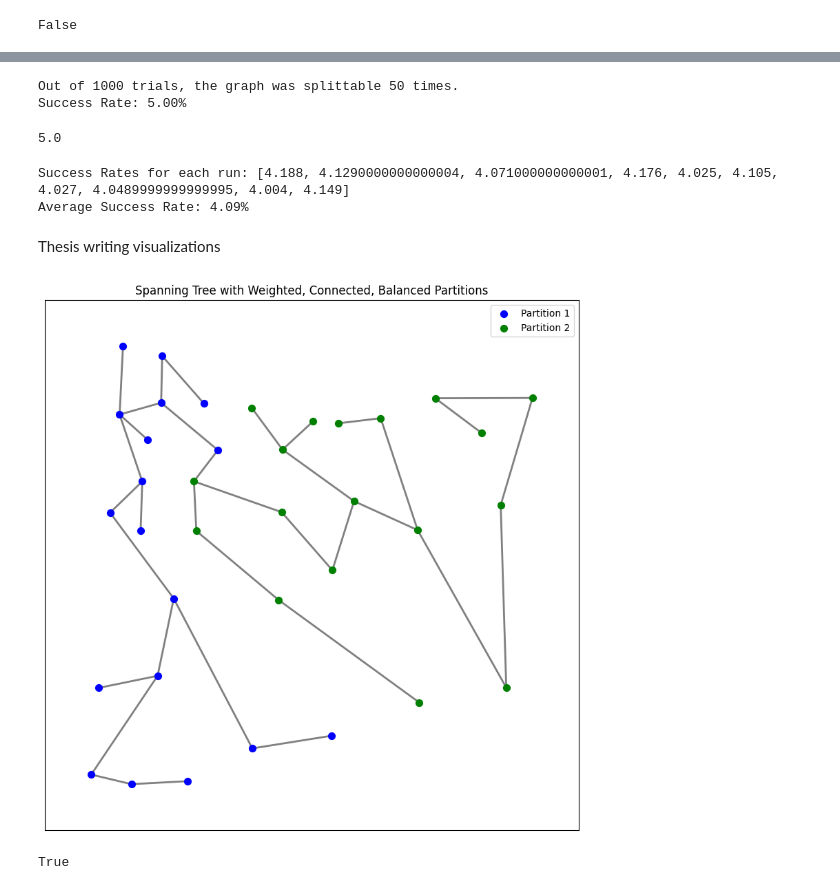
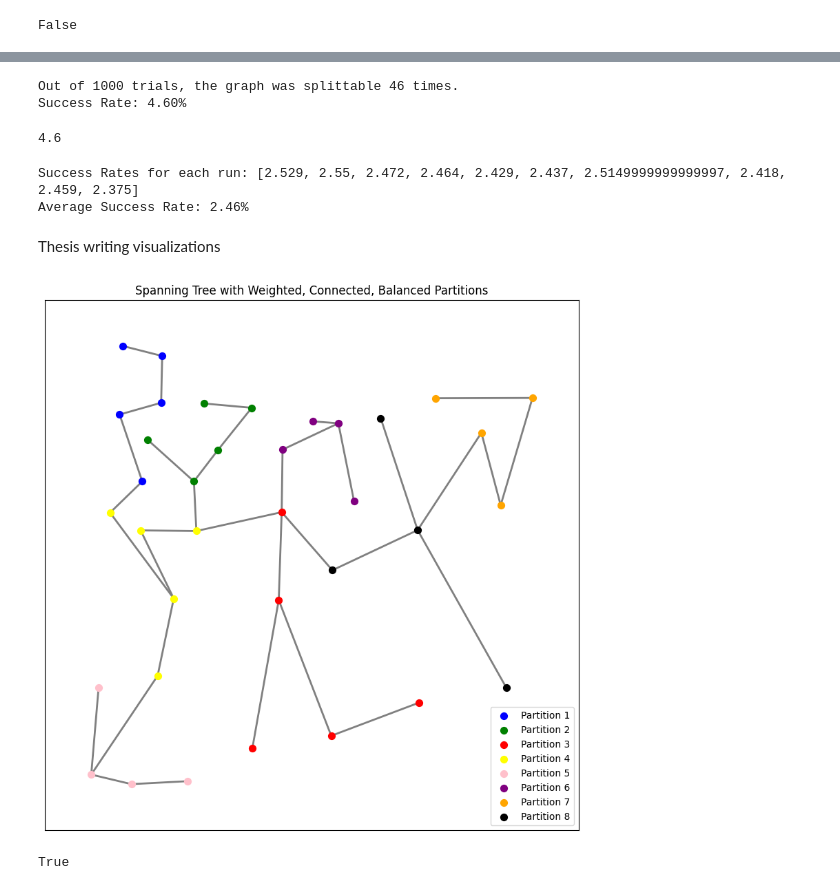
Before and after one commit to brookecarofeinberg/SamplingBalancedForests, a Jupyter notebook: cnty.ipynb, the cells around one changed output, grey strips where cells are left out. Drawn from its saved outputs; the diff is of its cells as text; code cells hidden in the pictures.

```diff
--- a/cnty.ipynb
+++ b/cnty.ipynb
@@ -10,7 +10,7 @@ import networkx as nx
 from collections import deque
 # %%
 #load cnty data
-file_path = '/Users/brookefeinberg/SamplingBalancedForests/cnty_or.json'
+file_path = '/Users/brookefeinberg/SamplingBalancedForests/cnty_al.json'
 with open(file_path, 'r') as file:
     data = json.load(file)
     cnty = json_graph.adjacency_graph(data)
@@ -186,9 +186,9 @@ def run_partition_simulations(graph, k, num_trials=1000):
 
 run_partition_simulations(cnty, 2)
 # %% [output]
-Out of 1000 trials, the graph was splittable 50 times.
-Success Rate: 5.00%
+Out of 1000 trials, the graph was splittable 46 times.
+Success Rate: 4.60%
-5.0
+4.6
 # %%
 def run_partition_simulations(graph, k, num_trials=100000, total_runs=10):
     success_rates = []
@@ -212,8 +212,27 @@ def run_partition_simulations(graph, k, num_trials=100000, total_runs=10):
 
 success_rates, average_success_rate = run_partition_simulations(cnty, 2)
 # %% [output]
-Success Rates for each run: [4.188, 4.1290000000000004, 4.071000000000001, 4.176, 4.025, 4.105, 4.027, 4.0489999999999995, 4.004, 4.149]
-Average Success Rate: 4.09%
+Success Rates for each run: [2.529, 2.55, 2.472, 2.464, 2.429, 2.437, 2.5149999999999997, 2.418, 2.459, 2.375]
+Average Success Rate: 2.46%
+# %%
+def run_partition_simulations(graph, p, k):
+    successful_splits = 0
+    trials = 0
+
+    while successful_splits < k:
+        trials += 1
+        partitioner = GraphPartitioner(graph, p)
+
+        if partitioner.create_weighted_partitions_and_draw_spanning_tree():
+            successful_splits += 1
+
+    success_rate= (k/trials)*100
+
+    print(f"It took {trials} trials to achieve {k} successful splits for {p} partitions.")
+    print(f"average success rate is {success_rate}")
+
+
+run_partition_simulations(cnty, p=2, k=178)
 # %% [markdown]
 Thesis writing visualizations
 # %%
@@ -275,34 +294,34 @@ class GraphPartitioner:
         # Step 3: Plotting the successful partitioning
         node_locations = {
             v: (
                 float(self.graph.nodes[v]["INTPTLON20"]) - 360
                 if float(self.graph.nodes[v]["INTPTLON20"]) > 0 else float(self.graph.nodes[v]["INTPTLON20"]),
                 float(self.graph.nodes[v]["INTPTLAT20"])
             )
             for v in self.graph.nodes()
         }
         pos = node_locations
         plt.figure(figsize=(10, 10))
-        base_colors = ['blue', 'green']
+        base_colors = ['blue', 'green', 'red', 'yellow', 'pink', 'purple', 'orange', 'black']
 
         spanning_tree_pos = {node: pos[node] for node in tree_graph.nodes}
         for i, partition in enumerate(self.partitions):
             nx.draw_networkx_nodes(tree_graph, spanning_tree_pos, nodelist=partition, node_size=50,
                                    node_color=base_colors[i % len(base_colors)], label=f'Partition {i+1}')
         nx.draw_networkx_edges(tree_graph, spanning_tree_pos, edge_color='gray', width=2)
 
         plt.legend()
         plt.title("Spanning Tree with Weighted, Connected, Balanced Partitions")
         plt.show()
 
         return True
 
 
 # Running until a valid split is found
 G = cnty
-k = 2
+k = 8
 partitioner = GraphPartitioner(G, k)
 partitioner.create_weighted_partitions_and_draw_spanning_tree()
 # %% [output]
-[figure, old version]
+[figure, new version]
 True
```
Also changed, not shown: parts of 2 cells of this notebook, 4 other files.
